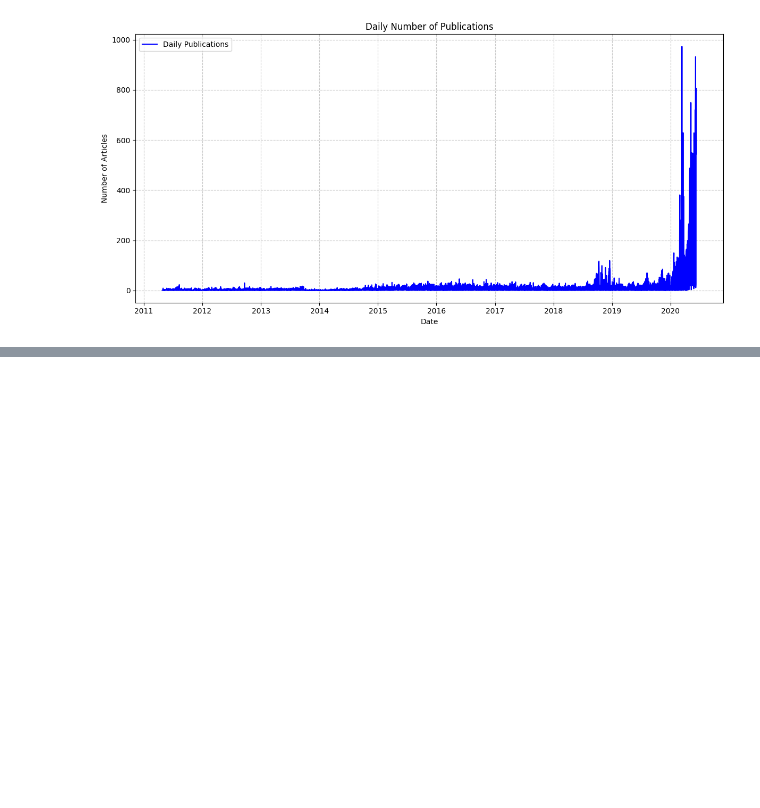
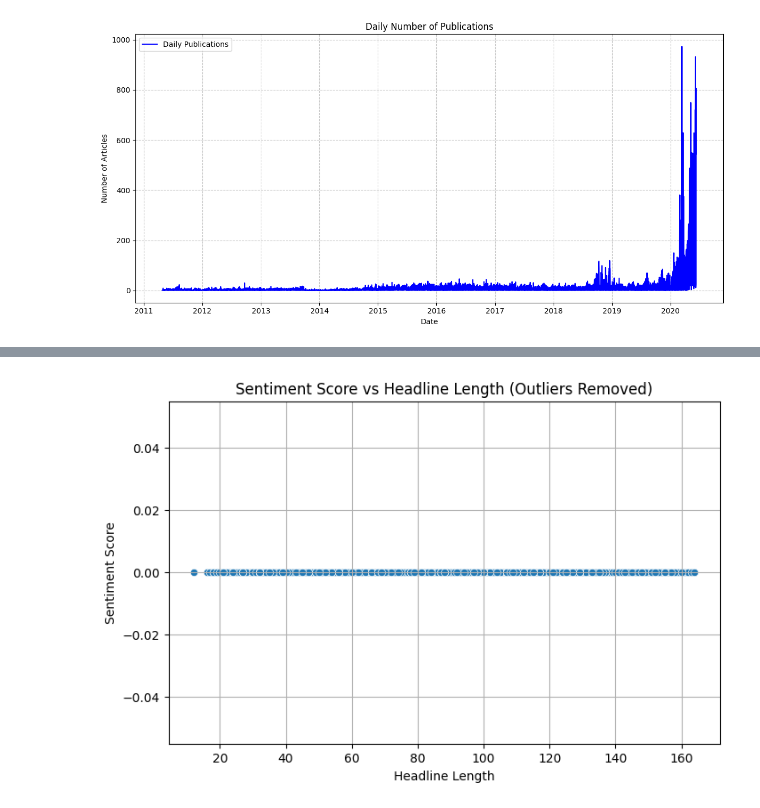
Before and after one commit to Abiy-Alemu/KAIM-Week-12, a Jupyter notebook: notebooks/task-1-eda.ipynb, the cells around one changed output, grey strips where cells are left out. Drawn from its saved outputs; the diff is of its cells as text; code cells hidden in the pictures; blank space fills up the shorter version.

```diff
--- a/notebooks/task-1-eda.ipynb
+++ b/notebooks/task-1-eda.ipynb
@@ -156,0 +163,37 @@ plt.show()
+# %%
+# Create 'headline_length' column based on the length of each headline
+df['headline_length'] = df['headline'].apply(len)
+
+# Remove outliers using the IQR method
+def remove_outliers(data, column):
+    """
+    Removes outliers from a DataFrame based on the IQR method.
+
+    Args:
+        data (DataFrame): The input DataFrame.
+        column (str): The column name for which to remove outliers.
+
+    Returns:
+        DataFrame: The DataFrame with outliers removed.
+    """
+    Q1 = data[column].quantile(0.25)
+    Q3 = data[column].quantile(0.75)
+    IQR = Q3 - Q1
+    lower_bound = Q1 - 1.5 * IQR
+    upper_bound = Q3 + 1.5 * IQR
+    return data[(data[column] >= lower_bound) & (data[column] <= upper_bound)]
+
+# Remove outliers from 'headline_length' and 'sentiment_score'
+df_cleaned = remove_outliers(df, 'headline_length')
+df_cleaned = remove_outliers(df_cleaned, 'sentiment_score')
+
+# Plot the cleaned data
+plt.figure(figsize=(8, 5))
+sns.scatterplot(x=df_cleaned['headline_length'], y=df_cleaned['sentiment_score'])
+plt.title('Sentiment Score vs Headline Length (Outliers Removed)')
+plt.xlabel('Headline Length')
+plt.ylabel('Sentiment Score')
+plt.grid(True)  # Add grid lines for better visualization
+plt.show()
+# %% [output]
+[figure, added]
```
Also changed, not shown: parts of 2 cells of this notebook, 2 other files.
